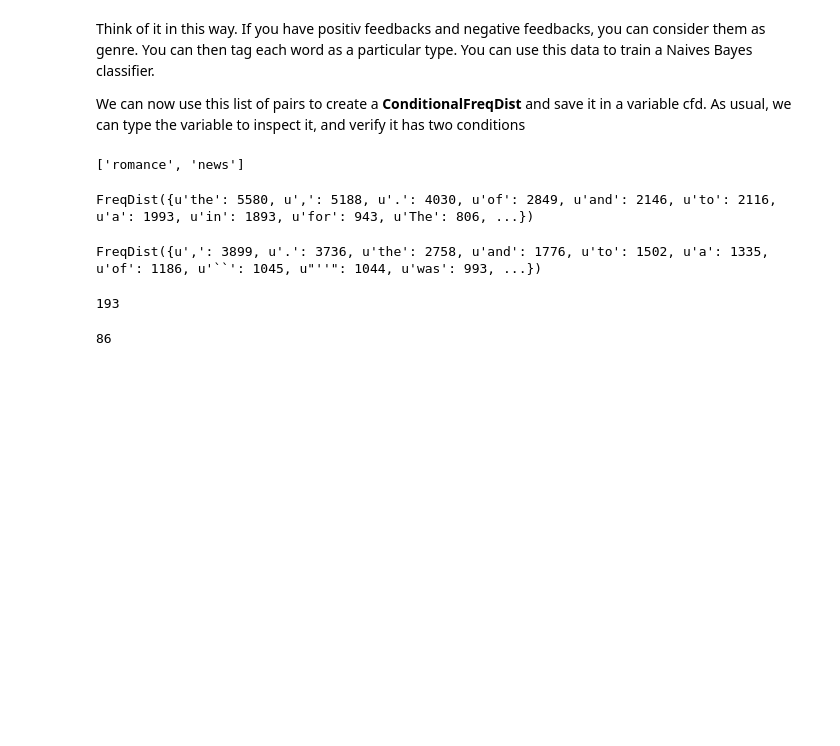
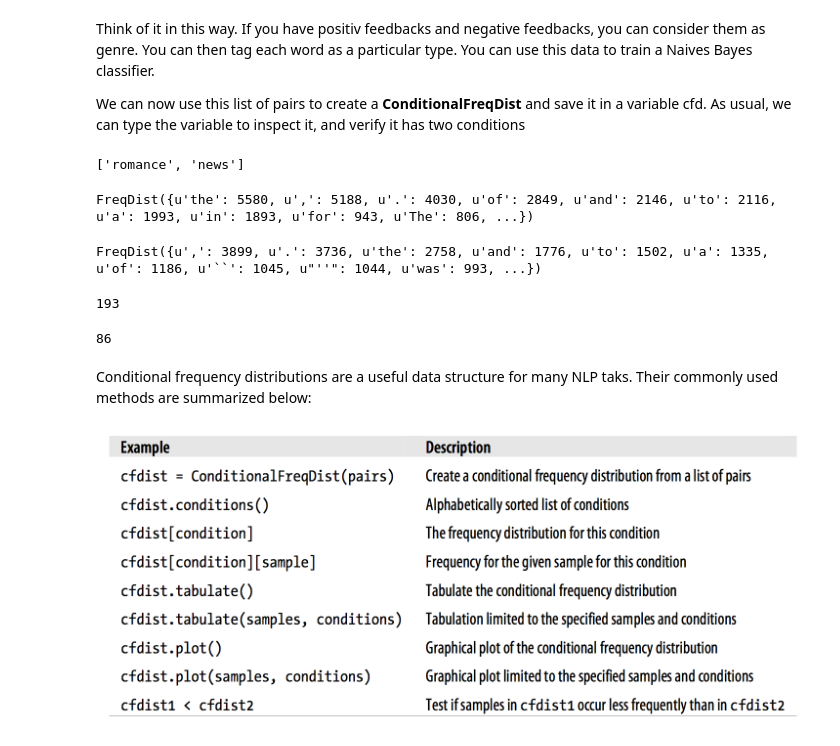
Before and after one commit to rohitx/DataSciencePrep, a Jupyter notebook: NLTK/Chapter2.ipynb, the cells around one changed output. Drawn from its saved outputs; the diff is of its cells as text; code cells hidden in the pictures; blank space fills up the shorter version.

```diff
--- a/NLTK/Chapter2.ipynb
+++ b/NLTK/Chapter2.ipynb
@@ -277,3 +277,10 @@ cfd['romance']['could']
 cfd['news']['could']
 # %% [output]
 86
+# %% [markdown]
+Conditional frequency distributions are a useful data structure for many NLP taks. Their commonly used methods are summarized below:
+# %%
+from IPython.display import Image
+Image(filename='figure_6.png')
+# %% [output]
+[figure, added]
```
Also changed, not shown: parts of 42 cells of this notebook, 1 other file.
